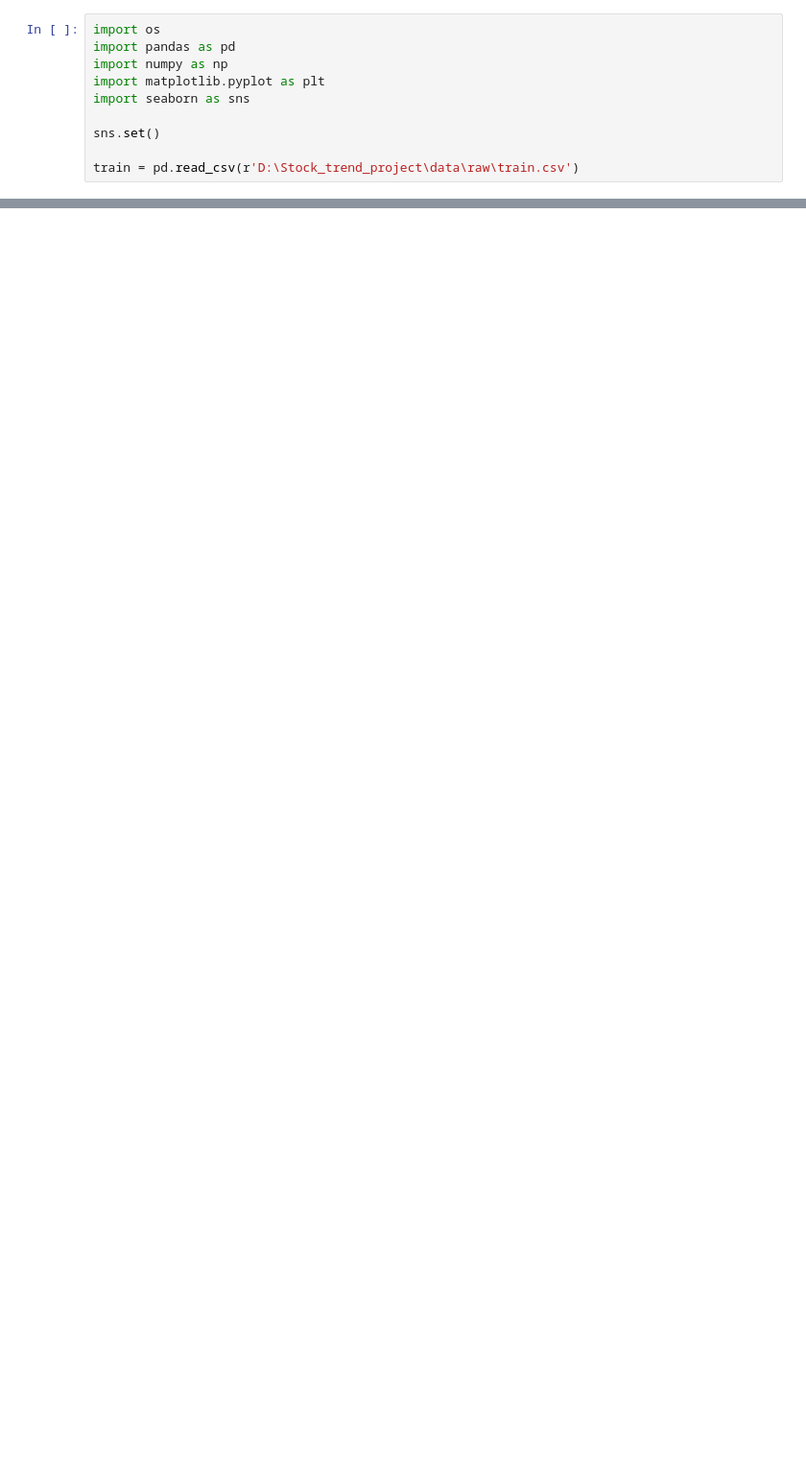
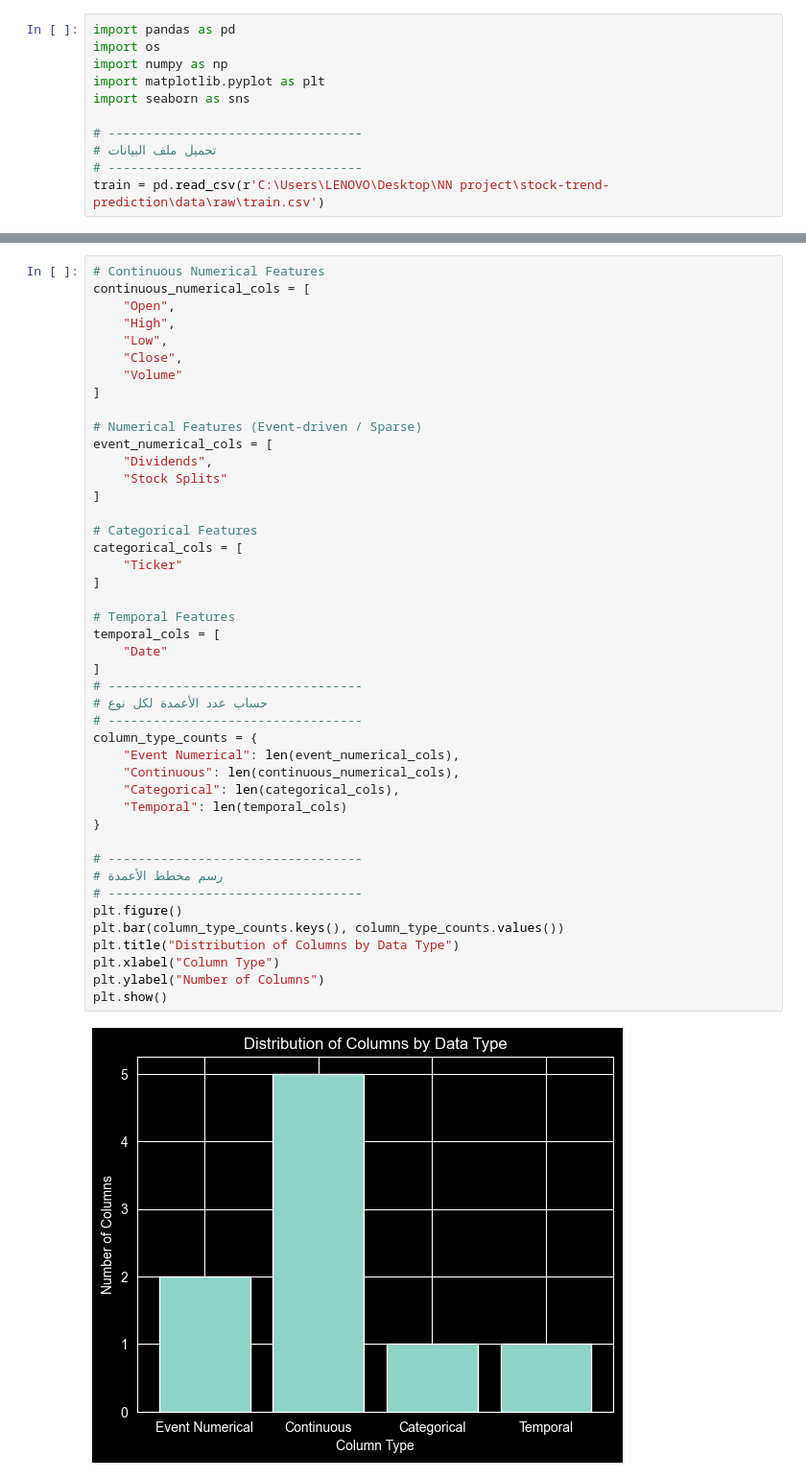
Before and after one commit to OnlyAbdullh/stock-trend-prediction, a Jupyter notebook: notebooks/01_data_overview.ipynb, the cells around one changed output, grey strips where cells are left out. Shown at 96% size. Drawn from its saved outputs; the diff is of its cells as text; blank space fills up the shorter version.

Commit message:
overview data ( not complete )

```diff
--- a/notebooks/01_data_overview.ipynb
+++ b/notebooks/01_data_overview.ipynb
@@ -1,10 +3,11 @@
 # %%
+import pandas as pd
 import os
-import pandas as pd
 import numpy as np
 import matplotlib.pyplot as plt
 import seaborn as sns
 
-sns.set()
-
-train = pd.read_csv(r'D:\Stock_trend_project\data\raw\train.csv')
+# ----------------------------------
+# تحميل ملف البيانات
+# ----------------------------------
+train = pd.read_csv(r'C:\Users\LENOVO\Desktop\NN project\stock-trend-prediction\data\raw\train.csv')
@@ -98,0 +72,46 @@ plt.show()
+# %%
+# Continuous Numerical Features
+continuous_numerical_cols = [
+    "Open",
+    "High",
+    "Low",
+    "Close",
+    "Volume"
+]
+
+# Numerical Features (Event-driven / Sparse)
+event_numerical_cols = [
+    "Dividends",
+    "Stock Splits"
+]
+
+# Categorical Features
+categorical_cols = [
+    "Ticker"
+]
+
+# Temporal Features
+temporal_cols = [
+    "Date"
+]
+# ----------------------------------
+# حساب عدد الأعمدة لكل نوع
+# ----------------------------------
+column_type_counts = {
+    "Event Numerical": len(event_numerical_cols),
+    "Continuous": len(continuous_numerical_cols),
+    "Categorical": len(categorical_cols),
+    "Temporal": len(temporal_cols)
+}
+
+# ----------------------------------
+# رسم مخطط الأعمدة
+# ----------------------------------
+plt.figure()
+plt.bar(column_type_counts.keys(), column_type_counts.values())
+plt.title("Distribution of Columns by Data Type")
+plt.xlabel("Column Type")
+plt.ylabel("Number of Columns")
+plt.show()
+# %% [output]
+[figure, added]
```
Also changed, not shown: parts of 18 cells of this notebook, 1 other file.
